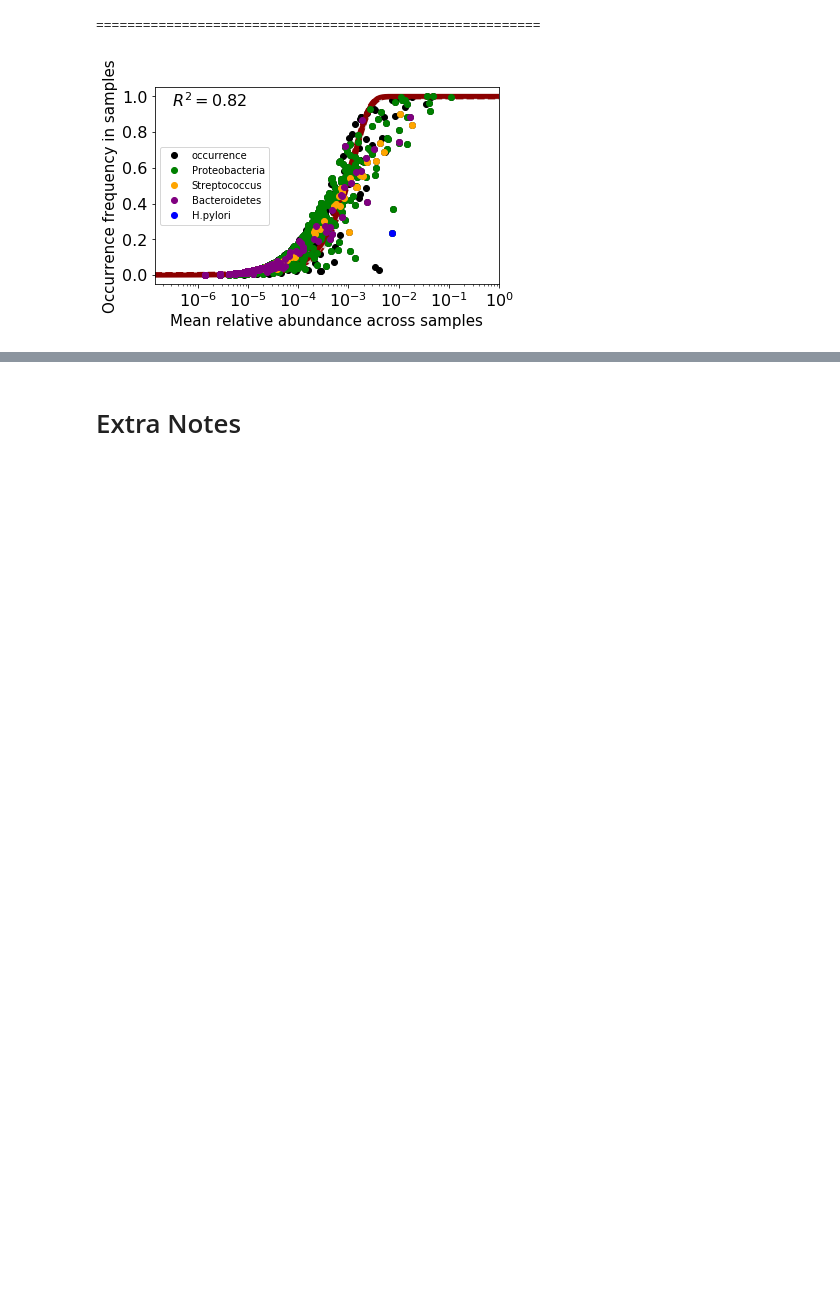
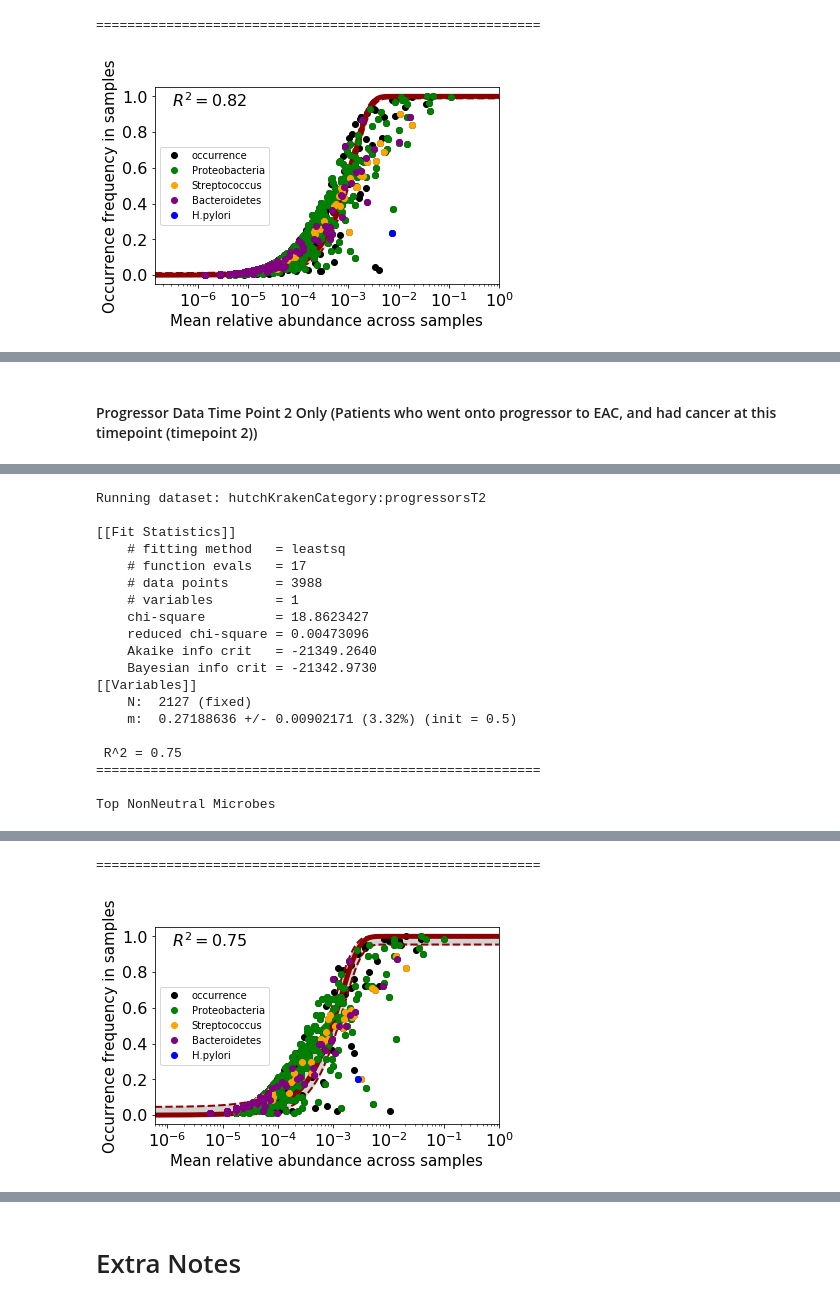
Before and after one commit to cguccione/NeutralEvolutionModeling, a Jupyter notebook: scripts/NeuFit_Pipeline.ipynb, the cells around one changed output, grey strips where cells are left out. Cells and saved outputs as stored; diff of their text form; code cells hidden in the pictures; blank space fills up the shorter version.

```diff
--- a/scripts/NeuFit_Pipeline.ipynb
+++ b/scripts/NeuFit_Pipeline.ipynb
@@ -606,0 +790,15 @@ print(biom2data_tax(TCGA_HNEC_EAC_WGS_Greg, '116640_feature-table-TCGA-WGS-STN-E
+# %% [markdown]
+#### Progressor Data Time Point 2 Only (Patients who went onto progressor to EAC, and had cancer at this timepoint (timepoint 2))
+# %%
+'''Choose True or False for the following parameters:
+               norm_graph : True/False : Prints and saves the neutral evolution graph without any coloring
+               colored_graph : True/False : Prints and saves the neutral evolution graph without any coloring
+               non_neutral : True/False : Prints and saves the most non-neutral microbes in csv file
+'''
+norm_graph = True
+colored_graph = True
+non_neutral = True
+
+#Run with all possible output files
+Neufit_Pipeline_Main('progressorsT2', 'hutchKraken', 'P_T2_biome', norm_graph, colored_graph, non_neutral, full_non_neutral = True)
+# %% [output]
@@ -606,0 +806,19 @@ print(biom2data_tax(TCGA_HNEC_EAC_WGS_Greg, '116640_feature-table-TCGA-WGS-STN-E
+Running dataset: hutchKrakenCategory:progressorsT2
+
+[[Fit Statistics]]
+    # fitting method   = leastsq
+    # function evals   = 17
+    # data points      = 3988
+    # variables        = 1
+    chi-square         = 18.8623427
+    reduced chi-square = 0.00473096
+    Akaike info crit   = -21349.2640
+    Bayesian info crit = -21342.9730
+[[Variables]]
+    N:  2127 (fixed)
+    m:  0.27188636 +/- 0.00902171 (3.32%) (init = 0.5)
+
+ R^2 = 0.75
+=========================================================
+
+Top NonNeutral Microbes
@@ -606,0 +836,2 @@ print(biom2data_tax(TCGA_HNEC_EAC_WGS_Greg, '116640_feature-table-TCGA-WGS-STN-E
+=========================================================
+[figure, added]
```
Also changed, not shown: parts of 25 cells of this notebook.
